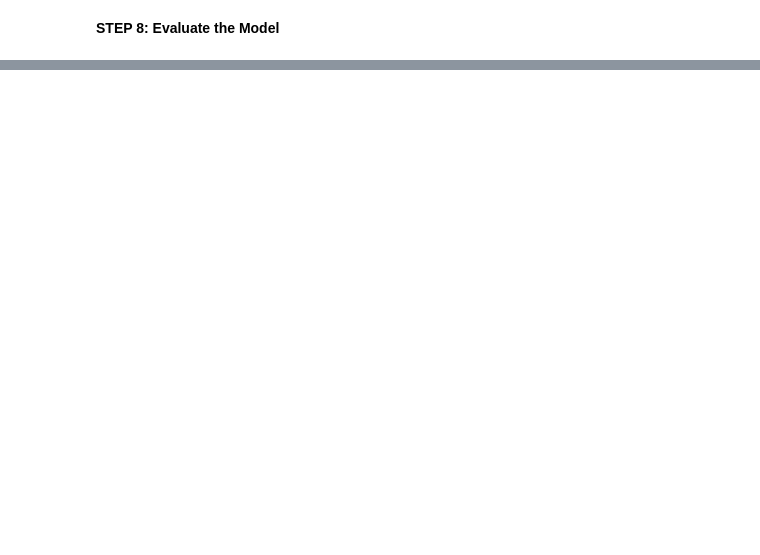
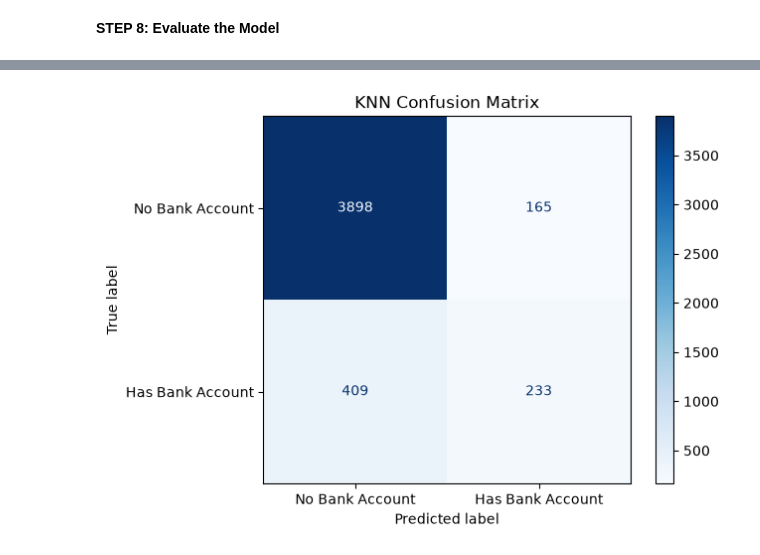
Before and after one commit to EmmanuelKiriinya/Machine-learning-notes, a Jupyter notebook: Supervised_Learning/Classification/ml.ipynb, the cells around one changed output, grey strips where cells are left out. Cells and saved outputs as stored; diff of their text form; code cells hidden in the pictures; blank space fills up the shorter version.

```diff
--- a/Supervised_Learning/Classification/ml.ipynb
+++ b/Supervised_Learning/Classification/ml.ipynb
@@ -435,0 +381,8 @@ plt.show()
+# %%
+from sklearn.neighbors import KNeighborsClassifier
+
+# Initialize the KNN model
+knn = KNeighborsClassifier(n_neighbors=5, metric='euclidean')
+# %%
+# Train the KNN model
+knn.fit(X_train_encoded, y_train)
@@ -435,0 +391,3 @@ plt.show()
+# %%
+# Evaluate the Model
+knn_pred = knn.predict(X_test_encoded)
@@ -435,0 +411,15 @@ plt.show()
+# %%
+# 2. Compute the confusion matrix counts
+cm = confusion_matrix(y_test, knn_pred)
+
+labels = ['No Bank Account', 'Has Bank Account']
+disp = ConfusionMatrixDisplay(confusion_matrix=cm, display_labels=labels)
+
+# 4. Plot using Matplotlib options
+disp.plot(cmap=plt.cm.Blues, values_format='d')
+
+# 5. Display the plot
+plt.title("KNN Confusion Matrix")
+plt.show()
+# %% [output]
+[figure, added]
```
Also changed, not shown: parts of 16 cells of this notebook, 6 other files.
